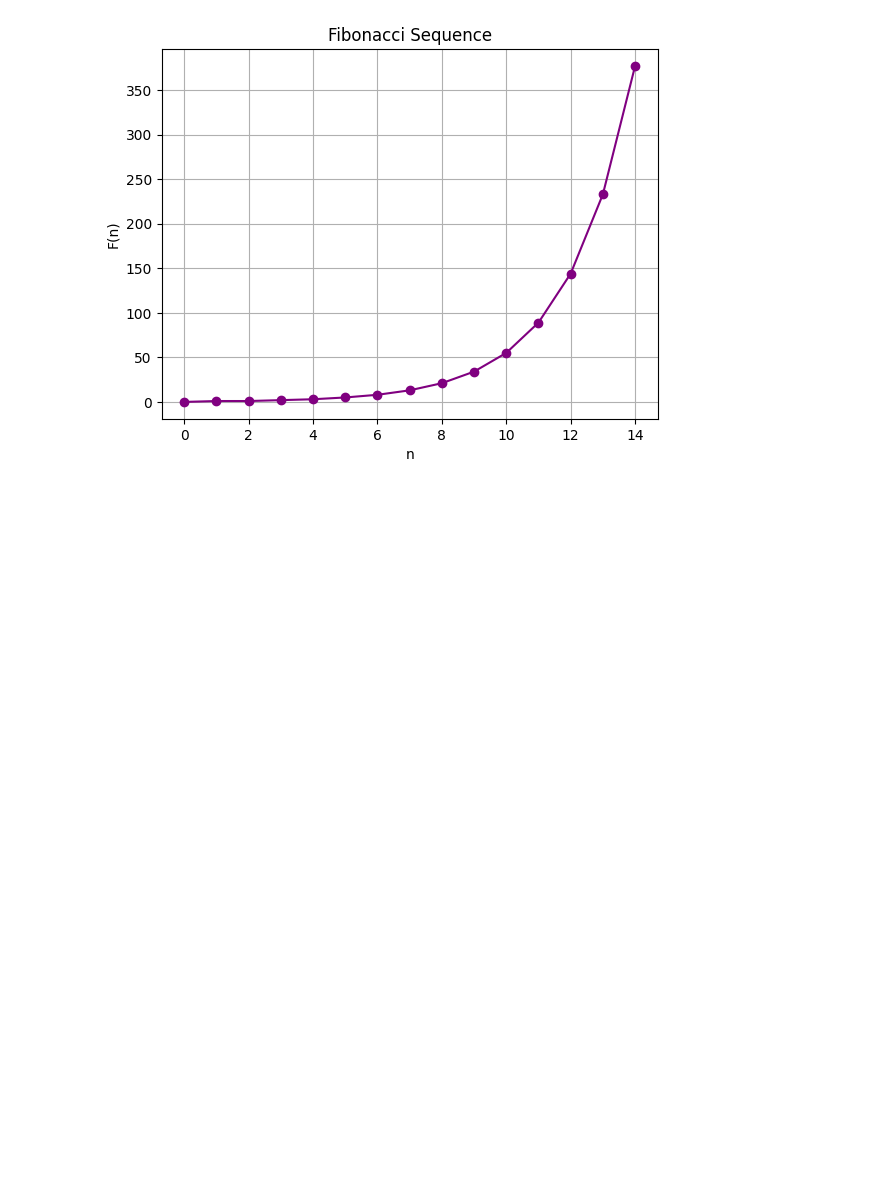
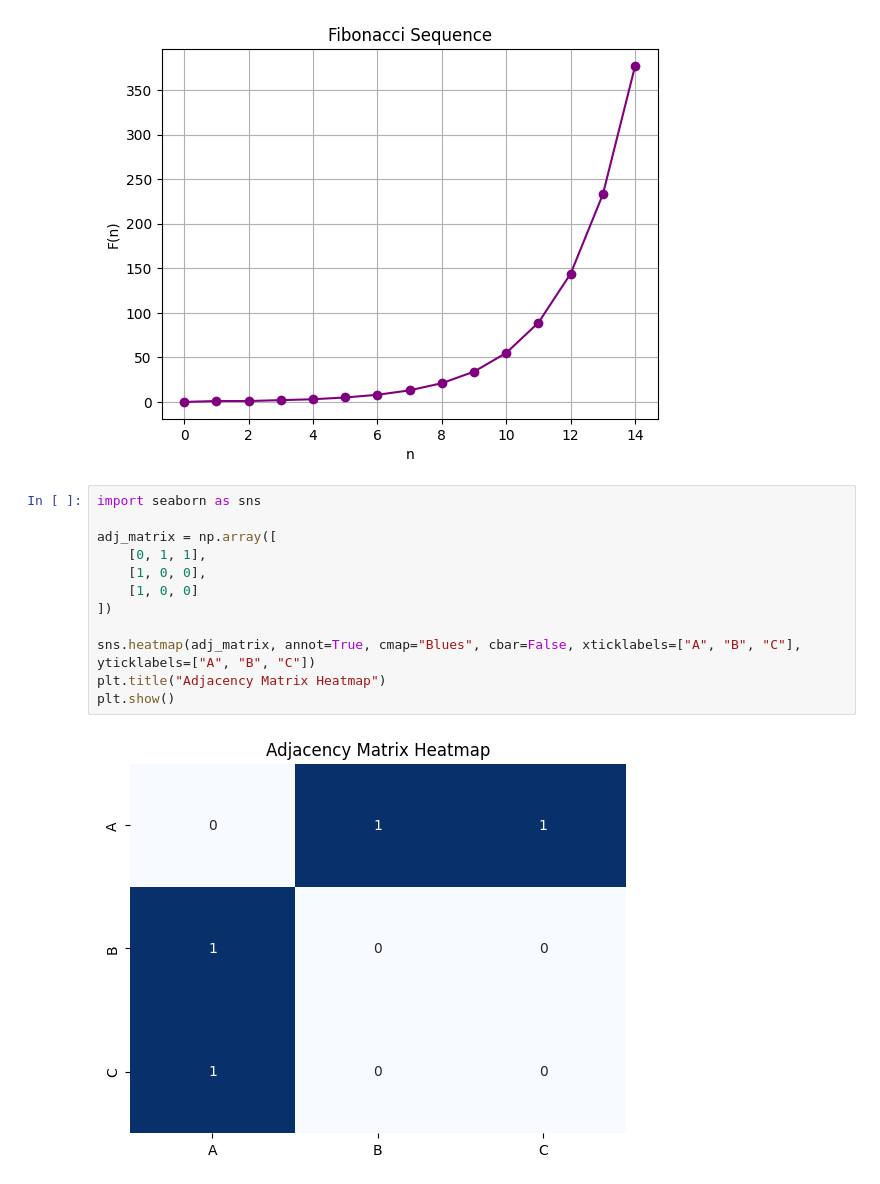
Before and after one commit to rmd360/machinelearningproject, a Jupyter notebook: Maths.ipynb, the cells around one changed output. Cells and saved outputs as stored; diff of their text form; blank space fills up the shorter version.

```diff
--- a/Maths.ipynb
+++ b/Maths.ipynb
@@ -792,3 +792,17 @@ plt.grid(True)
 plt.show()
 # %% [output]
 [figure]
+# %%
+import seaborn as sns
+
+adj_matrix = np.array([
+    [0, 1, 1],
+    [1, 0, 0],
+    [1, 0, 0]
+])
+
+sns.heatmap(adj_matrix, annot=True, cmap="Blues", cbar=False, xticklabels=["A", "B", "C"], yticklabels=["A", "B", "C"])
+plt.title("Adjacency Matrix Heatmap")
+plt.show()
+# %% [output]
+[figure, added]
```
Also changed, not shown: parts of 1 cell of this notebook.
